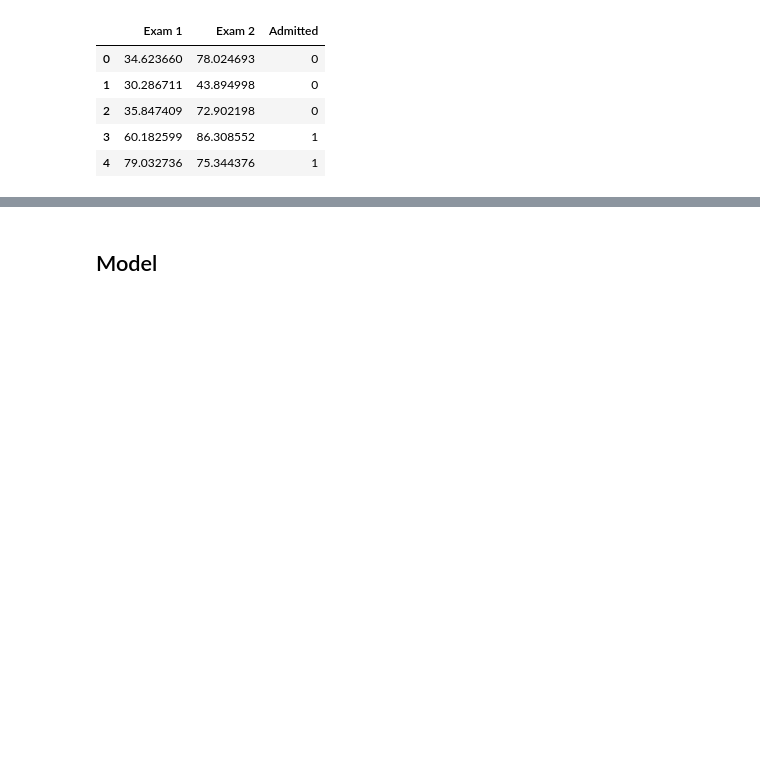
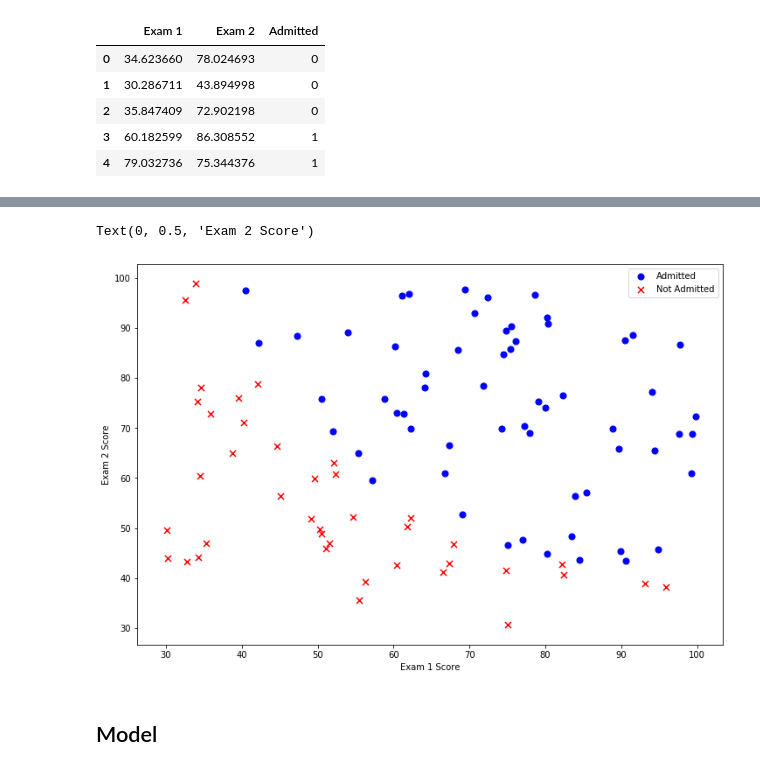
Before and after one commit to pr2tik1/ml-models, a Jupyter notebook: Logistic_reg.ipynb, the cells around one changed output, grey strips where cells are left out. Saved outputs shown, nothing was run; the diff lists cells and outputs as text; code cells hidden in the pictures; blank space fills up the shorter version.

```diff
--- a/Logistic_reg.ipynb
+++ b/Logistic_reg.ipynb
@@ -30,3 +22,16 @@ fig.show()
+# %%
+positive = data[data['Admitted'].isin([1])]
+negative = data[data['Admitted'].isin([0])]
+
+fig, ax = plt.subplots(figsize=(12,8))
+ax.scatter(positive['Exam 1'], positive['Exam 2'], s=50, c='b', marker='o', label='Admitted')
+ax.scatter(negative['Exam 1'], negative['Exam 2'], s=50, c='r', marker='x', label='Not Admitted')
+ax.legend()
+ax.set_xlabel('Exam 1 Score')
+ax.set_ylabel('Exam 2 Score')
+# %% [output]
+Text(0, 0.5, 'Exam 2 Score')
+[figure, added]
 # %% [markdown]
 ## Model
 # %% [markdown]
```
Also changed, not shown: parts of 3 cells of this notebook.
